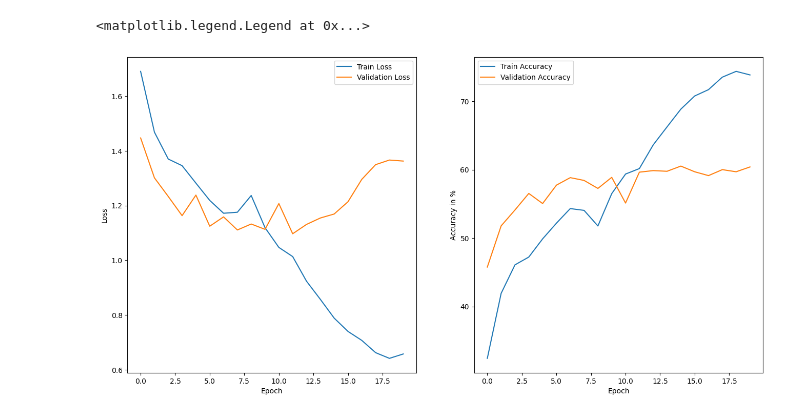
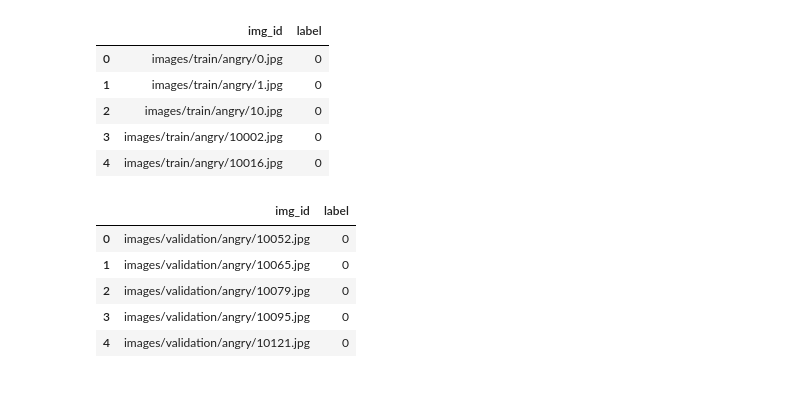
Before and after one commit to MohammadYs77/Real-time-Emotion-Recognition-with-Pytorch, a Jupyter notebook: Code.ipynb, the cells around one changed output. Saved outputs shown, nothing was run; the diff lists cells and outputs as text; code cells hidden in the pictures; blank space fills up the shorter version.

Commit message:
Completed Code with More Than 80 Percent Accuracy

```diff
--- a/Code.ipynb
+++ b/Code.ipynb
@@ -279,17 +0,0 @@ Epoch [20/20]        loss: 0.658    val_loss: 1.363    acc: 73.86    vall_acc: 6
-# %%
-plt.figure(figsize=(16, 8))
-plt.subplot(1, 2, 1)
-plt.plot(tr_history, label='Train Loss')
-plt.plot(val_history, label='Validation Loss')
-plt.xlabel('Epoch')
-plt.ylabel('Loss')
-plt.legend()
-plt.subplot(1, 2, 2)
-plt.plot(tr_acc_history, label='Train Accuracy')
-plt.plot(val_acc_history, label='Validation Accuracy')
-plt.xlabel('Epoch')
-plt.ylabel('Accuracy in %')
-plt.legend()
-# %% [output]
-<matplotlib.legend.Legend at 0x...>
-[figure, removed]
@@ -295,0 +44,49 @@ plt.legend()
+# %%
+train_base_path = 'images/train/'
+val_base_path = 'images/validation/'
+
+classes = list(label_class.values())
+
+tr_paths, tr_lbls = [], []
+val_paths, val_lbls = [], []
+
+for each in classes:
+
+    full_path = train_base_path + each + '/'
+    num_items = os.listdir(full_path)
+    for itm in num_items:
+        tr_paths.append(full_path + itm)
+        tr_lbls.append(class_label[each])
+
+    full_path = val_base_path + each + '/'
+    num_items = os.listdir(full_path)
+    for itm in num_items:
+        val_paths.append(full_path + itm)
+        val_lbls.append(class_label[each])
+
+
+tr_dict = {'img_id': tr_paths, 'label':tr_lbls}
+val_dict = {'img_id': val_paths, 'label':val_lbls}
+
+tr_df = pd.DataFrame(tr_dict)
+val_df = pd.DataFrame(val_dict)
+
+del tr_dict, val_dict, tr_lbls, val_lbls, tr_paths, val_paths, classes
+# %%
+tr_df.head()
+# %% [output]
+|  | img_id | label |
+| 0 | images/train/angry/0.jpg | 0 |
+| 1 | images/train/angry/1.jpg | 0 |
+| 2 | images/train/angry/10.jpg | 0 |
+| 3 | images/train/angry/10002.jpg | 0 |
+| 4 | images/train/angry/10016.jpg | 0 |
+# %%
+val_df.head()
+# %% [output]
+|  | img_id | label |
+| 0 | images/validation/angry/10052.jpg | 0 |
+| 1 | images/validation/angry/10065.jpg | 0 |
+| 2 | images/validation/angry/10079.jpg | 0 |
+| 3 | images/validation/angry/10095.jpg | 0 |
+| 4 | images/validation/angry/10121.jpg | 0 |
```
Also changed, not shown: parts of 31 cells of this notebook.
